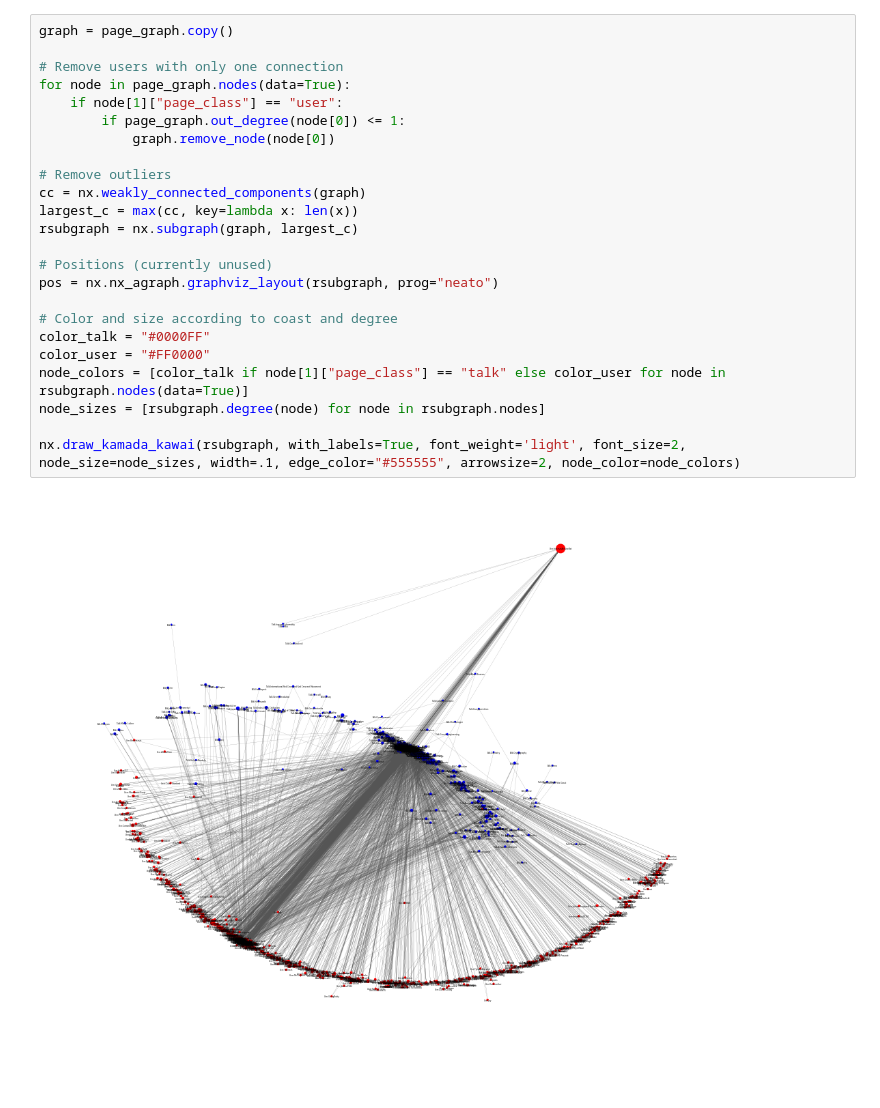
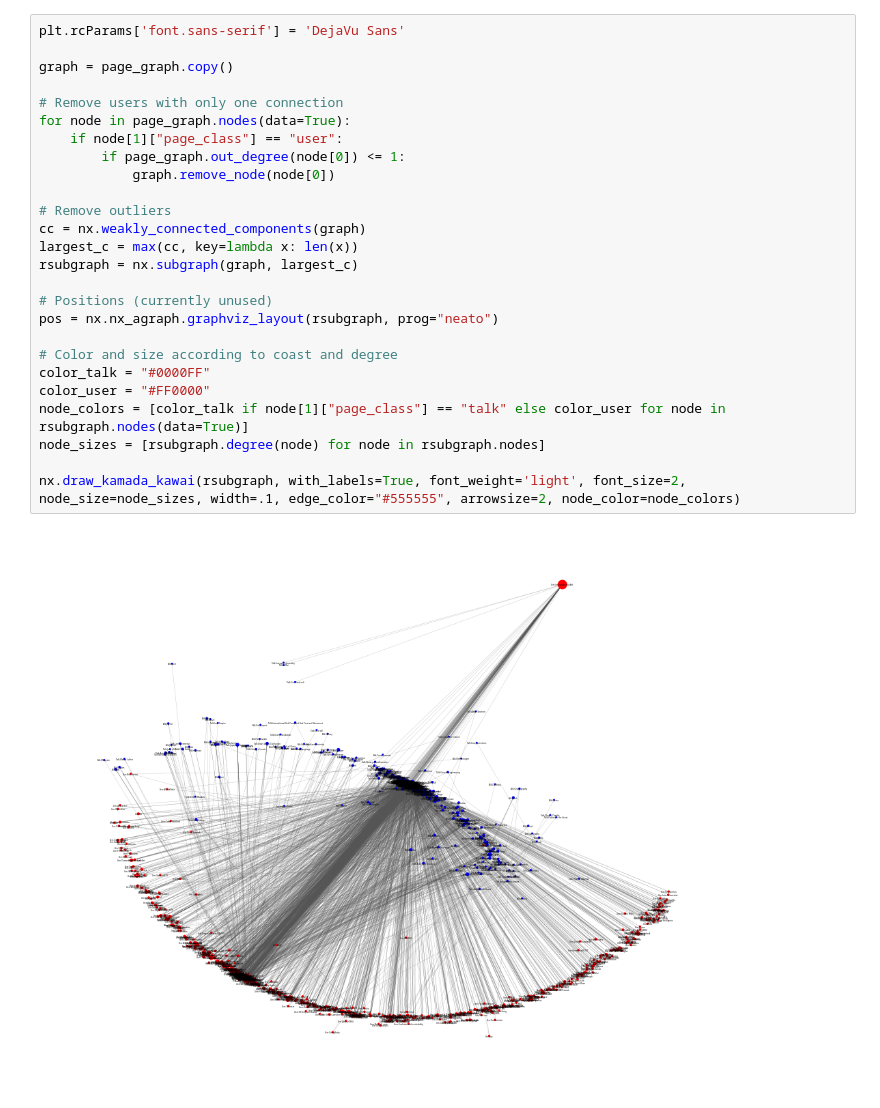
Before and after one commit to andste97/socialgraphs2023f-project, a Jupyter notebook: project/Project_draft.ipynb, the cells around one changed output. Drawn from its saved outputs; the diff is of its cells as text.

```diff
--- a/project/Project_draft.ipynb
+++ b/project/Project_draft.ipynb
@@ -108,28 +112,30 @@ for sublist in split_titles_list:
 [6, 28, 2, 15, 2, 13, 24, 9, 8, 4, 3, 27, 8, 5, 21, 2, 1, 2, 2, 15, 11, 5, 5, 3, 2, 4, 9, 9, 11, 9, 13, 12, 47, 0, 69, 8, 18, 2, 6, 3, 38, 6, 12, 17, 6, 5, 6, 5, 5, 7]
 [7, 11, 11, 2, 7, 7, 6, 7, 8, 2, 6, 42, 14, 3, 50, 3, 19, 32, 28, 2, 1, 22, 6, 3, 2, 6, 5, 9, 2, 32, 8, 8, 8, 20, 10, 14, 6, 33, 6, 25, 40, 3, 32, 28, 5, 10, 4, 6, 6, 9]
 # %%
+plt.rcParams['font.sans-serif'] = 'DejaVu Sans'
+
 graph = page_graph.copy()
 
 # Remove users with only one connection
 for node in page_graph.nodes(data=True):
     if node[1]["page_class"] == "user":
         if page_graph.out_degree(node[0]) <= 1:
             graph.remove_node(node[0])
 
 # Remove outliers
 cc = nx.weakly_connected_components(graph)
 largest_c = max(cc, key=lambda x: len(x))
 rsubgraph = nx.subgraph(graph, largest_c)
 
 # Positions (currently unused)
 pos = nx.nx_agraph.graphviz_layout(rsubgraph, prog="neato")
 
 # Color and size according to coast and degree
 color_talk = "#0000FF"
 color_user = "#FF0000"
 node_colors = [color_talk if node[1]["page_class"] == "talk" else color_user for node in rsubgraph.nodes(data=True)]
 node_sizes = [rsubgraph.degree(node) for node in rsubgraph.nodes]
 
 nx.draw_kamada_kawai(rsubgraph, with_labels=True, font_weight='light', font_size=2, node_size=node_sizes, width=.1, edge_color="#555555", arrowsize=2, node_color=node_colors)
 # %% [output]
-[figure, old version]
+[figure, new version]
```
Also changed, not shown: parts of 3 cells of this notebook, 1 other file.
